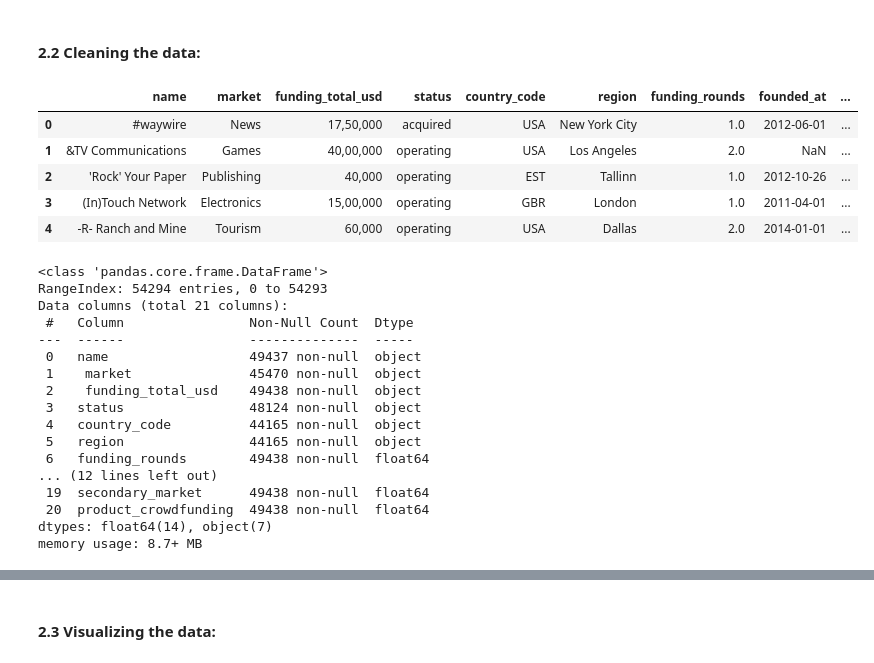
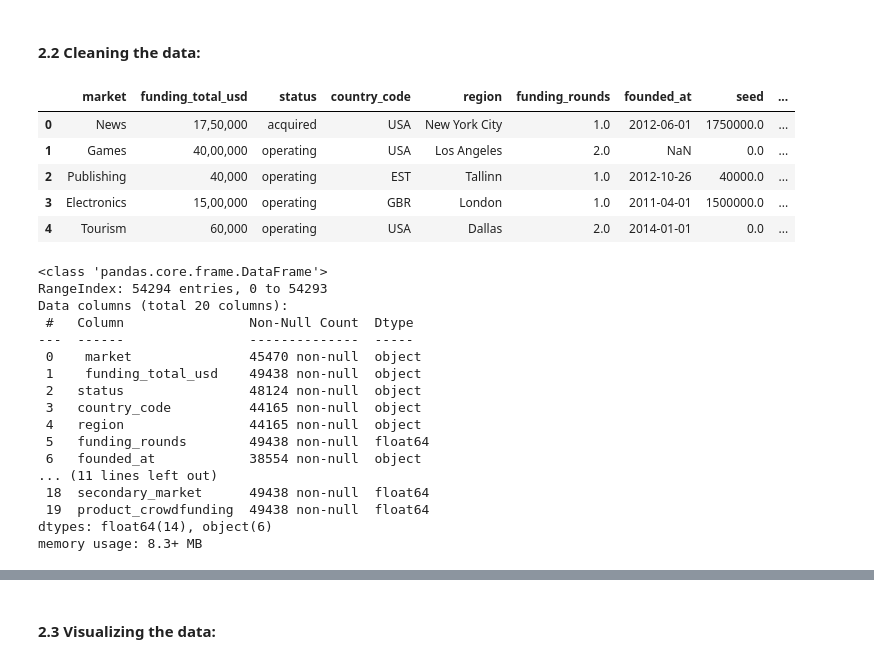
Before and after one commit to lgndluke/ML_Lab_Project, a Jupyter notebook: Lab_Project/ML_Lab_Project.ipynb, the cells around one changed output, grey strips where cells are left out. Cells and saved outputs as stored; diff of their text form; code cells hidden in the pictures.

```diff
--- a/Lab_Project/ML_Lab_Project.ipynb
+++ b/Lab_Project/ML_Lab_Project.ipynb
@@ -105,17 +102,17 @@ df.head()
 # %%
 # =======================================================================================================
 # Dropping unnecessary columns:
 # =======================================================================================================
 
-df.drop(['permalink', 'category_list', 'homepage_url', 'state_code', 'city', 'founded_month', 'founded_quarter', 'founded_year', 'first_funding_at', 'last_funding_at', 'round_A', 'round_B', 'round_C', 'round_D', 'round_E', 'round_F', 'round_G', 'round_H'], axis=1, inplace=True)
+df.drop(['name', 'permalink', 'category_list', 'homepage_url', 'state_code', 'city', 'founded_month', 'founded_quarter', 'founded_year', 'first_funding_at', 'last_funding_at', 'round_A', 'round_B', 'round_C', 'round_D', 'round_E', 'round_F', 'round_G', 'round_H'], axis=1, inplace=True)
 df.head()
 # %% [output]
-|  | name | market | funding_total_usd | status | country_code | region | funding_rounds | founded_at | ... |
-| 0 | #waywire | News | 17,50,000 | acquired | USA | New York City | 1.0 | 2012-06-01 | ... |
-| 1 | &TV Communications | Games | 40,00,000 | operating | USA | Los Angeles | 2.0 | NaN | ... |
-| 2 | 'Rock' Your Paper | Publishing | 40,000 | operating | EST | Tallinn | 1.0 | 2012-10-26 | ... |
-| 3 | (In)Touch Network | Electronics | 15,00,000 | operating | GBR | London | 1.0 | 2011-04-01 | ... |
-| 4 | -R- Ranch and Mine | Tourism | 60,000 | operating | USA | Dallas | 2.0 | 2014-01-01 | ... |
+|  | market | funding_total_usd | status | country_code | region | funding_rounds | founded_at | seed | ... |
+| 0 | News | 17,50,000 | acquired | USA | New York City | 1.0 | 2012-06-01 | 1750000.0 | ... |
+| 1 | Games | 40,00,000 | operating | USA | Los Angeles | 2.0 | NaN | 0.0 | ... |
+| 2 | Publishing | 40,000 | operating | EST | Tallinn | 1.0 | 2012-10-26 | 40000.0 | ... |
+| 3 | Electronics | 15,00,000 | operating | GBR | London | 1.0 | 2011-04-01 | 1500000.0 | ... |
+| 4 | Tourism | 60,000 | operating | USA | Dallas | 2.0 | 2014-01-01 | 0.0 | ... |
 # %%
 # =======================================================================================================
 # Getting information of the data:
@@ -125,21 +122,21 @@ df.info()
 # %% [output]
 <class 'pandas.core.frame.DataFrame'>
 RangeIndex: 54294 entries, 0 to 54293
-Data columns (total 21 columns):
+Data columns (total 20 columns):
  #   Column                Non-Null Count  Dtype
 ---  ------                --------------  -----
- 0   name                  49437 non-null  object
- 1    market               45470 non-null  object
- 2    funding_total_usd    49438 non-null  object
- 3   status                48124 non-null  object
- 4   country_code          44165 non-null  object
- 5   region                44165 non-null  object
- 6   funding_rounds        49438 non-null  float64
-... (12 lines left out)
- 19  secondary_market      49438 non-null  float64
- 20  product_crowdfunding  49438 non-null  float64
-dtypes: float64(14), object(7)
-memory usage: 8.7+ MB
+ 0    market               45470 non-null  object
+ 1    funding_total_usd    49438 non-null  object
+ 2   status                48124 non-null  object
+ 3   country_code          44165 non-null  object
+ 4   region                44165 non-null  object
+ 5   funding_rounds        49438 non-null  float64
+ 6   founded_at            38554 non-null  object
+... (11 lines left out)
+ 18  secondary_market      49438 non-null  float64
+ 19  product_crowdfunding  49438 non-null  float64
+dtypes: float64(14), object(6)
+memory usage: 8.3+ MB
 # %%
 # =======================================================================================================
 # Converting the funding_total_usd column into numeric values
```
Also changed, not shown: parts of 60 cells of this notebook.
